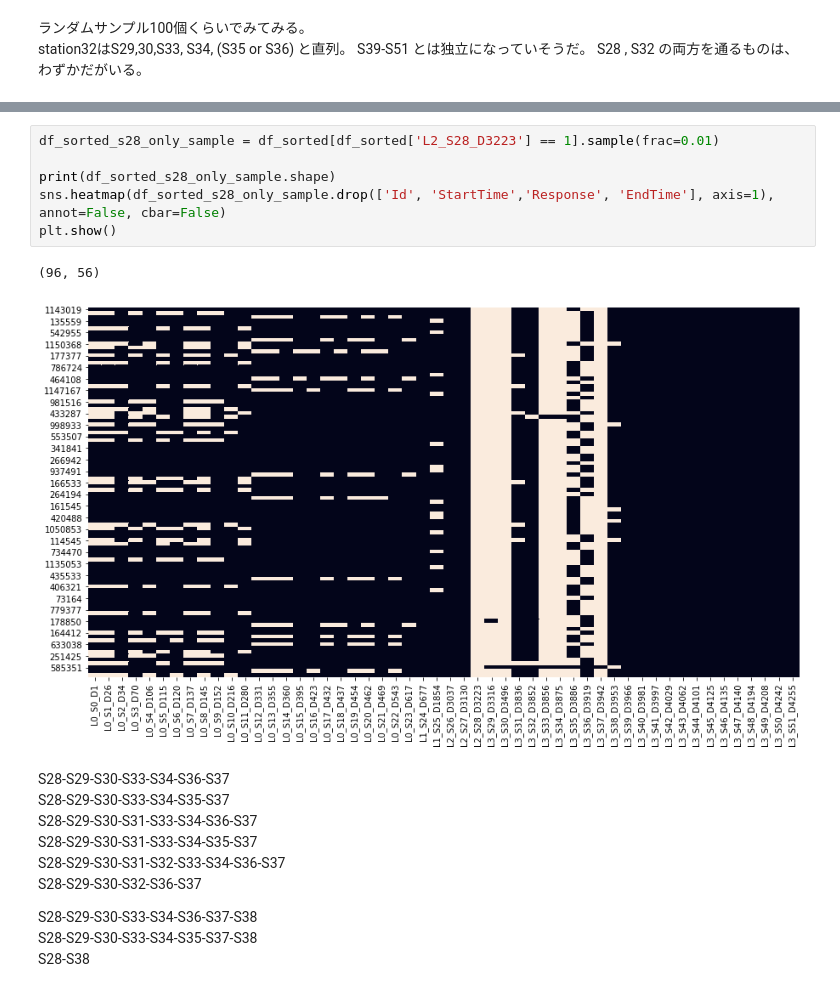
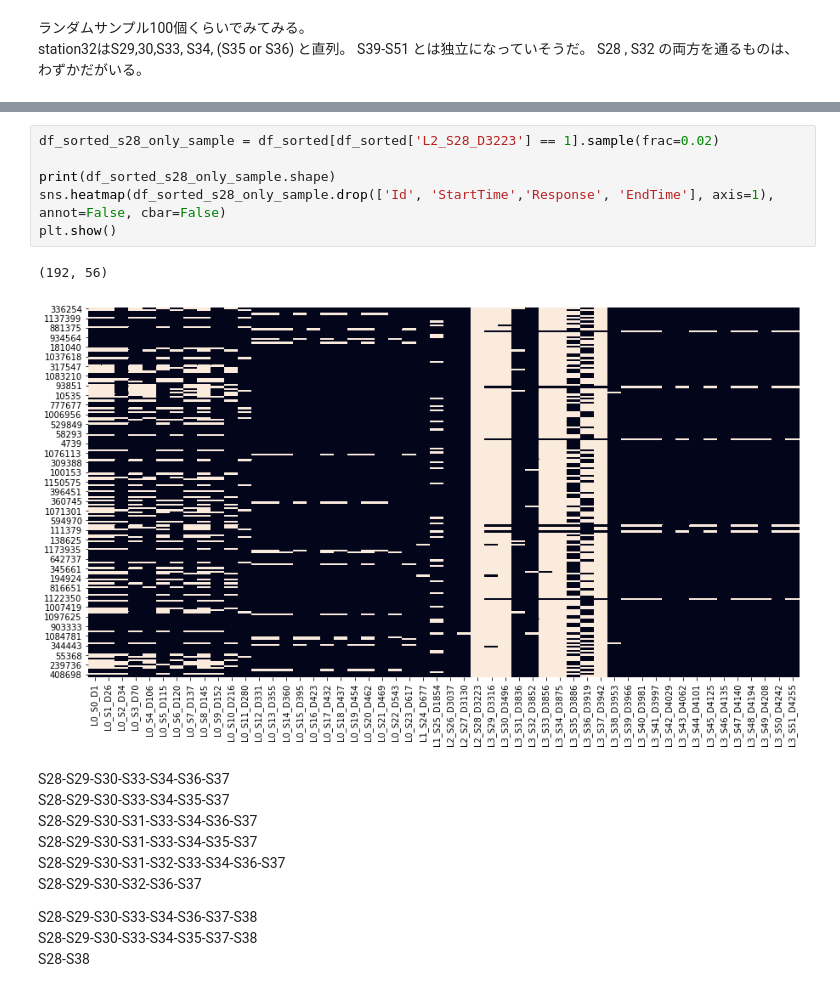
Before and after one commit to uetsu840/kaggle_bosch, a Jupyter notebook: TimeExtractAndAnalyze/productPathAnalyze.ipynb, the cells around one changed output, grey strips where cells are left out. Cells and saved outputs as stored; diff of their text form.

```diff
--- a/TimeExtractAndAnalyze/productPathAnalyze.ipynb
+++ b/TimeExtractAndAnalyze/productPathAnalyze.ipynb
@@ -957,12 +957,12 @@ plt.show()
 # %%
-df_sorted_s28_only_sample = df_sorted[df_sorted['L2_S28_D3223'] == 1].sample(frac=0.01)
+df_sorted_s28_only_sample = df_sorted[df_sorted['L2_S28_D3223'] == 1].sample(frac=0.02)
 
 print(df_sorted_s28_only_sample.shape)
 sns.heatmap(df_sorted_s28_only_sample.drop(['Id', 'StartTime','Response', 'EndTime'], axis=1), annot=False, cbar=False)
 plt.show()
 # %% [output]
-(96, 56)
+(192, 56)
-[figure, old version]
+[figure, new version]
 # %% [markdown]
 S28-S29-S30-S33-S34-S36-S37<br>
 S28-S29-S30-S33-S34-S35-S37<br>
```
Also changed, not shown: parts of 3 cells of this notebook, 2 other files.
